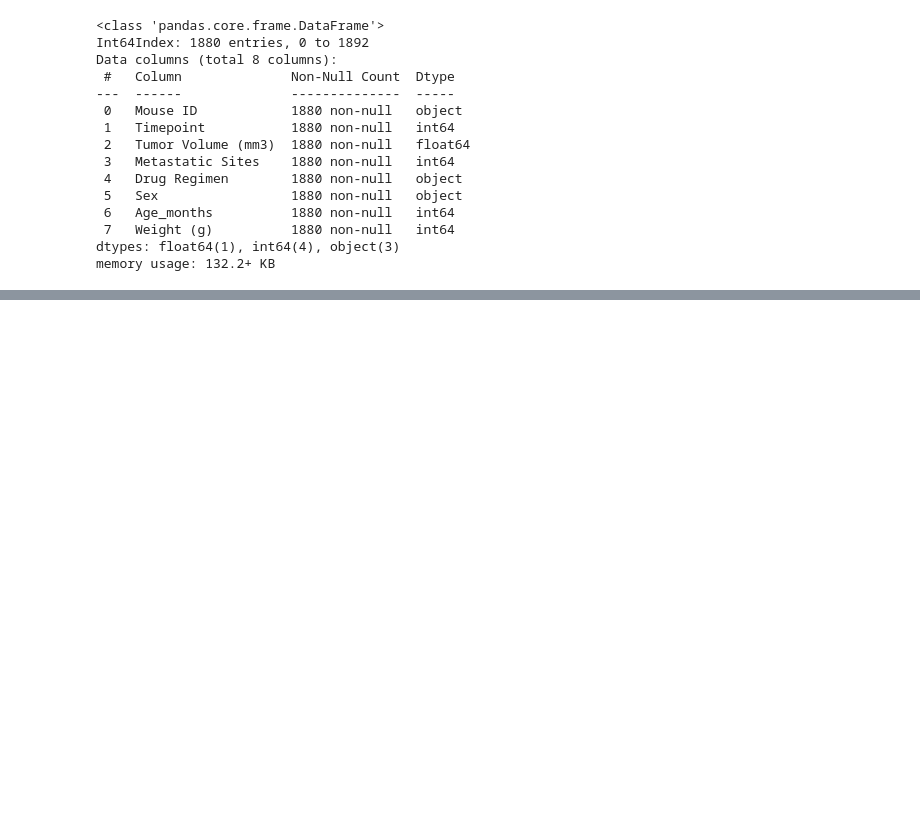
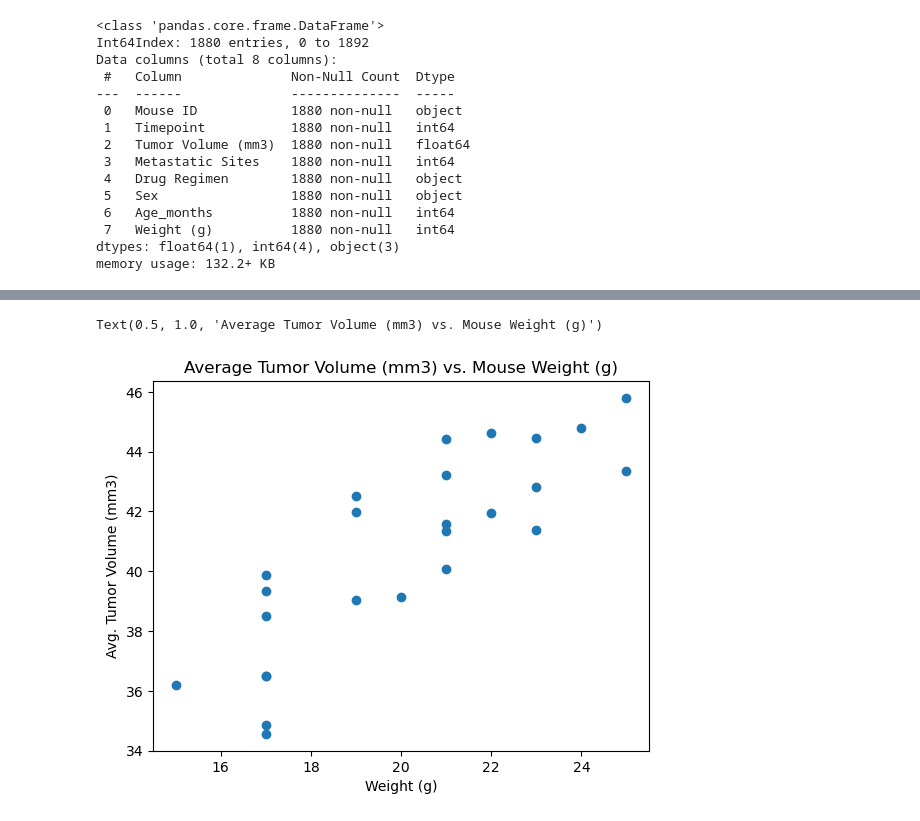
Before and after one commit to speersma/pymaceuticals-challenge, a Jupyter notebook: Pymaceuticals/pymaceuticals_analysis.ipynb, the cells around one changed output, grey strips where cells are left out. Saved outputs shown, nothing was run; the diff lists cells and outputs as text; code cells hidden in the pictures; blank space fills up the shorter version.

```diff
--- a/Pymaceuticals/pymaceuticals_analysis.ipynb
+++ b/Pymaceuticals/pymaceuticals_analysis.ipynb
@@ -335,0 +441,14 @@ plt.pie()
+# %%
+# Generate a scatter plot of average tumor volume vs. mouse weight for the Capomulin regimen
+capomulin_df = clean_study_data.loc[clean_study_data['Drug Regimen']=='Capomulin']
+capomuline_avg_tumor_vol = capomulin_df.groupby(['Mouse ID']).agg('mean')['Tumor Volume (mm3)']
+capomulin_weight = capomulin_df.groupby(['Mouse ID']).agg('mean')['Weight (g)']
+
+
+plt.scatter(capomulin_weight, capomuline_avg_tumor_vol)
+plt.xlabel('Weight (g)')
+plt.ylabel('Avg. Tumor Volume (mm3)')
+plt.title('Average Tumor Volume (mm3) vs. Mouse Weight (g)')
+# %% [output]
+Text(0.5, 1.0, 'Average Tumor Volume (mm3) vs. Mouse Weight (g)')
+[figure, added]
```
Also changed, not shown: parts of 19 cells of this notebook.
